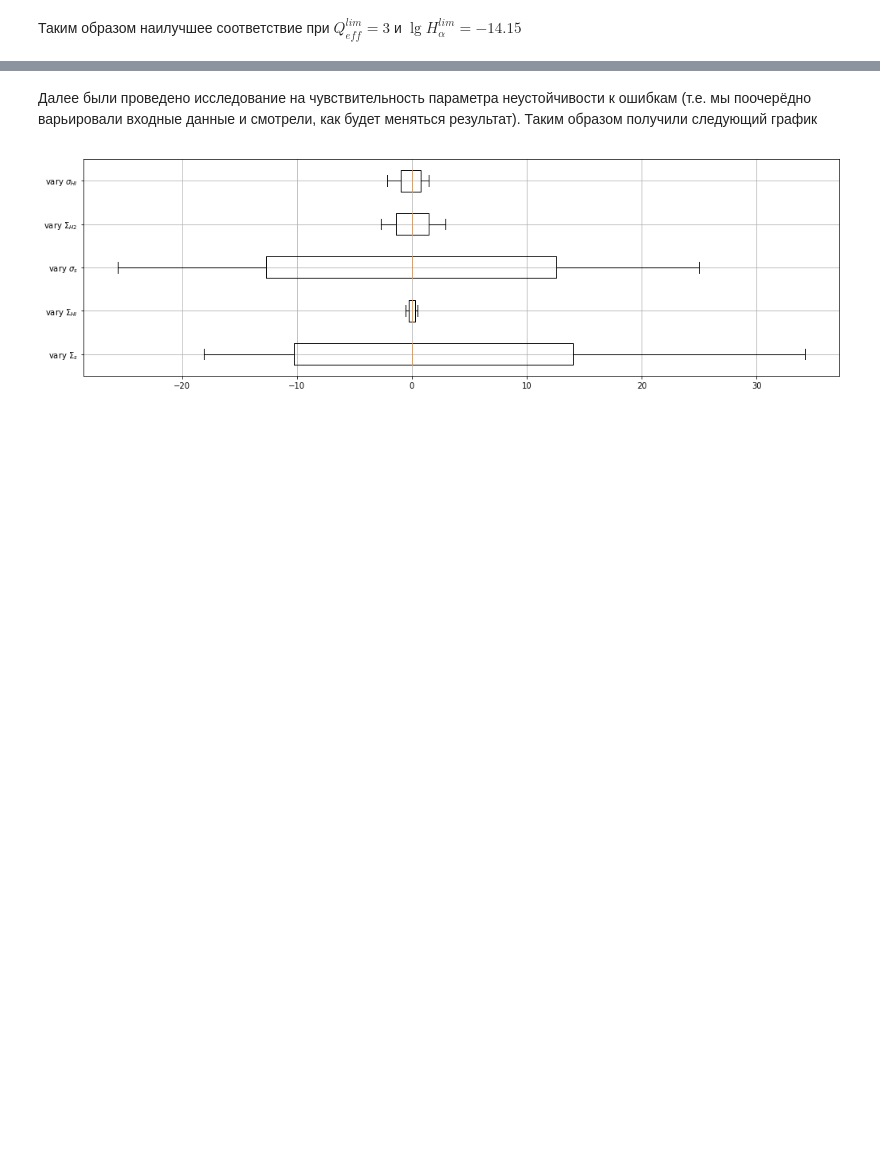
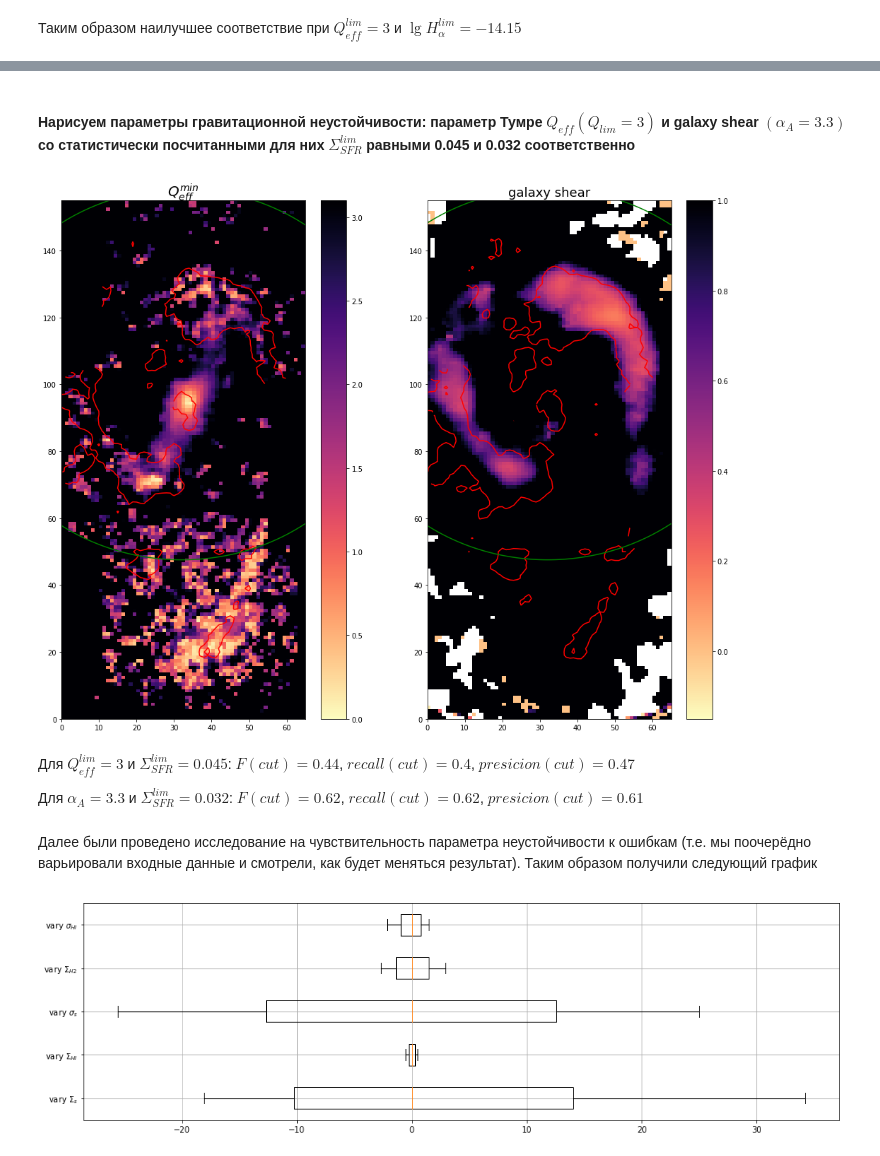
Before and after one commit to ValerieKostiuk/Course-work, a Jupyter notebook: NGC3627/Results.ipynb, the cells around one changed output, grey strips where cells are left out. Drawn from its saved outputs; the diff is of its cells as text; code cells hidden in the pictures; blank space fills up the shorter version.

```diff
--- a/NGC3627/Results.ipynb
+++ b/NGC3627/Results.ipynb
@@ -28,3 +34,13 @@ Image('./images/statistics.png')
+# %% [markdown]
+#### Нарисуем параметры гравитационной неустойчивости: параметр Тумре $Q_{eff} (Q_{lim} = 3)$ и galaxy shear $(\alpha_A = 3.3)$ со статистически посчитанными для них $\Sigma_{SFR}^{lim}$ равными  0.045 и 0.032 соответственно
+# %%
+Image('./images/Q_min_and_galaxy_shear.png')
+# %% [output]
+[figure, added]
+# %% [markdown]
+Для $Q_{eff}^{lim} = 3$ и $\Sigma_{SFR}^{lim} = 0.045$: $F(cut) = 0.44$, $recall(cut) = 0.4$, $presicion(cut) = 0.47$
+
+Для $\alpha_A = 3.3$ и $\Sigma_{SFR}^{lim} = 0.032$: $F(cut) = 0.62$, $recall(cut) = 0.62$, $presicion(cut) = 0.61$
 # %% [markdown]
 Далее были проведено исследование на чувствительность параметра неустойчивости к ошибкам (т.е. мы поочерёдно варьировали входные данные и смотрели, как будет меняться результат). Таким образом получили следующий график
 # %%
```
Also changed, not shown: parts of 3 cells of this notebook, 2 other files.
